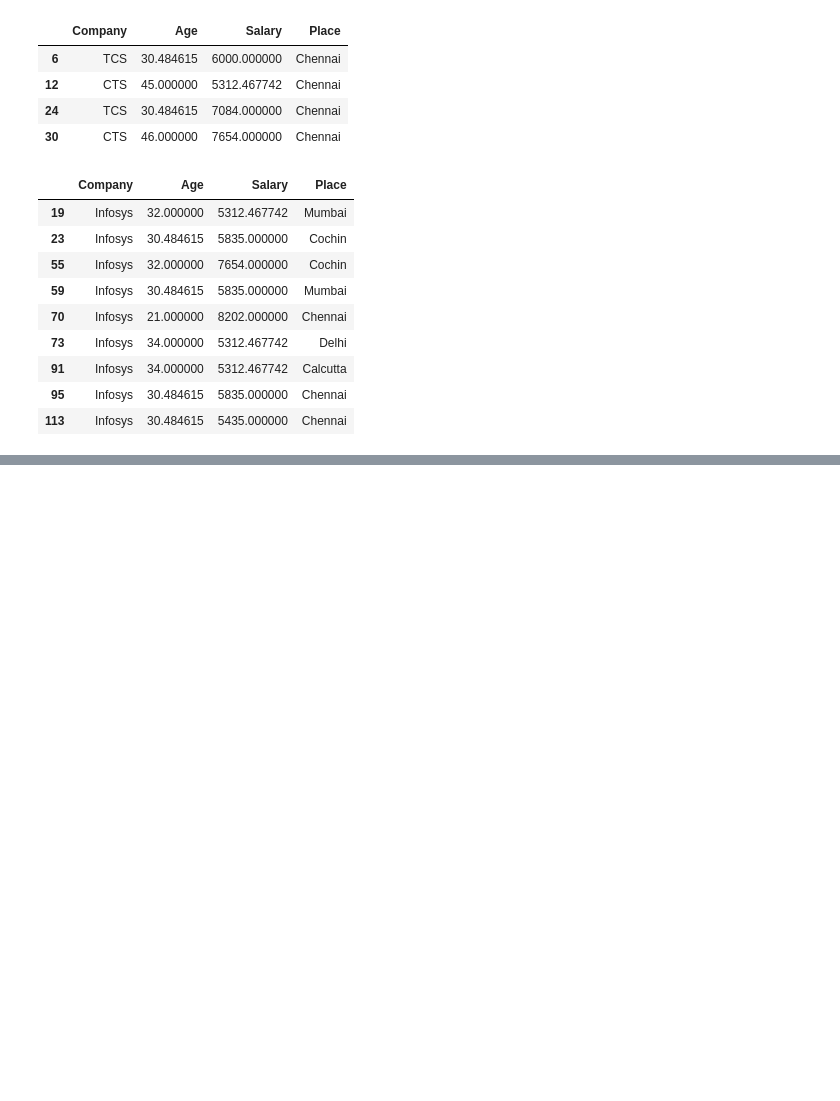
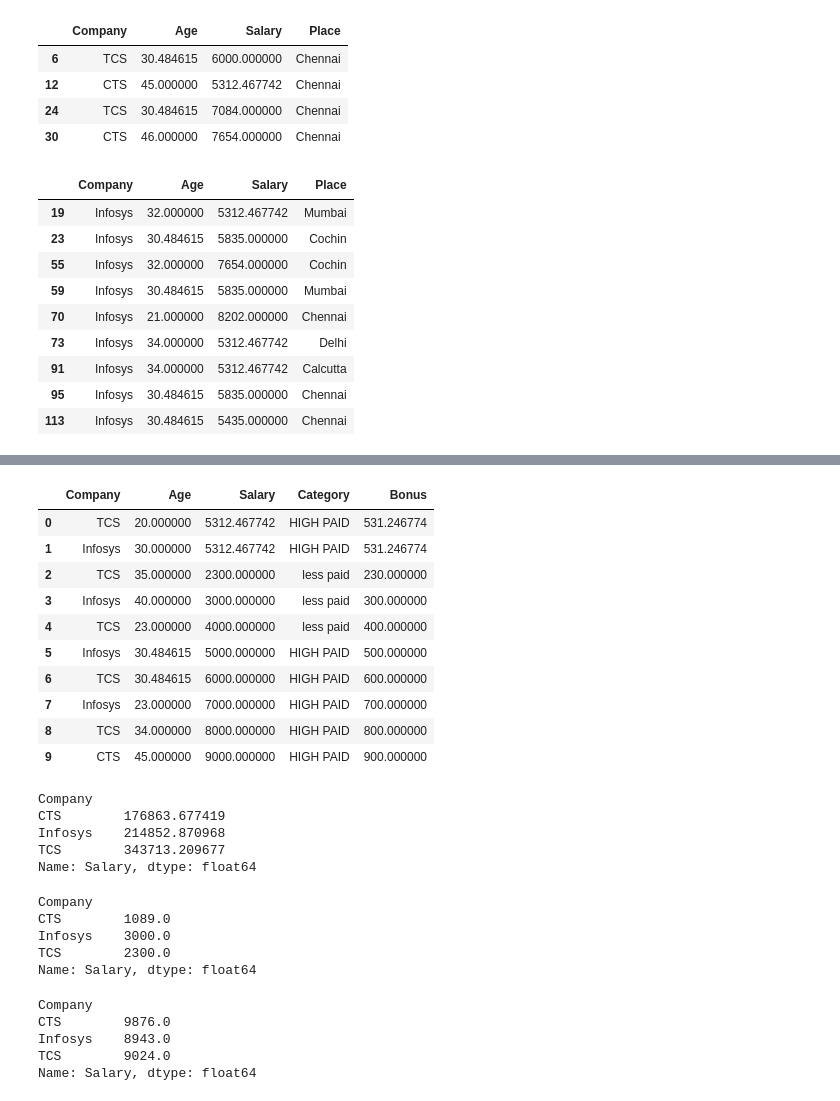
Before and after one commit to RaghulRameshTrainer/Ericsson_PythonSep2022, a Jupyter notebook: pandas_ex.ipynb, the cells around one changed output, grey strips where cells are left out. Saved outputs shown, nothing was run; the diff lists cells and outputs as text; code cells hidden in the pictures; blank space fills up the shorter version.

```diff
--- a/pandas_ex.ipynb
+++ b/pandas_ex.ipynb
@@ -294,0 +424,40 @@ df[(df['Company']=='Infosys') & ((df['Place']=='Chennai') | (df['Age']>30)) & (d
+# %%
+df['Bonus']=df['Salary']*0.1
+# %%
+df.head(10)
+# %% [output]
+|  | Company | Age | Salary | Category | Bonus |
+| 0 | TCS | 20.000000 | 5312.467742 | HIGH PAID | 531.246774 |
+| 1 | Infosys | 30.000000 | 5312.467742 | HIGH PAID | 531.246774 |
+| 2 | TCS | 35.000000 | 2300.000000 | less paid | 230.000000 |
+| 3 | Infosys | 40.000000 | 3000.000000 | less paid | 300.000000 |
+| 4 | TCS | 23.000000 | 4000.000000 | less paid | 400.000000 |
+| 5 | Infosys | 30.484615 | 5000.000000 | HIGH PAID | 500.000000 |
+| 6 | TCS | 30.484615 | 6000.000000 | HIGH PAID | 600.000000 |
+| 7 | Infosys | 23.000000 | 7000.000000 | HIGH PAID | 700.000000 |
+| 8 | TCS | 34.000000 | 8000.000000 | HIGH PAID | 800.000000 |
+| 9 | CTS | 45.000000 | 9000.000000 | HIGH PAID | 900.000000 |
+# %%
+df.groupby(['Company'])['Salary'].sum()
+# %% [output]
+Company
+CTS        176863.677419
+Infosys    214852.870968
+TCS        343713.209677
+Name: Salary, dtype: float64
+# %%
+df.groupby(['Company'])['Salary'].min()
+# %% [output]
+Company
+CTS        1089.0
+Infosys    3000.0
+TCS        2300.0
+Name: Salary, dtype: float64
+# %%
+df.groupby(['Company'])['Salary'].max()
+# %% [output]
+Company
+CTS        9876.0
+Infosys    8943.0
+TCS        9024.0
+Name: Salary, dtype: float64
```
Also changed, not shown: parts of 18 cells of this notebook.
